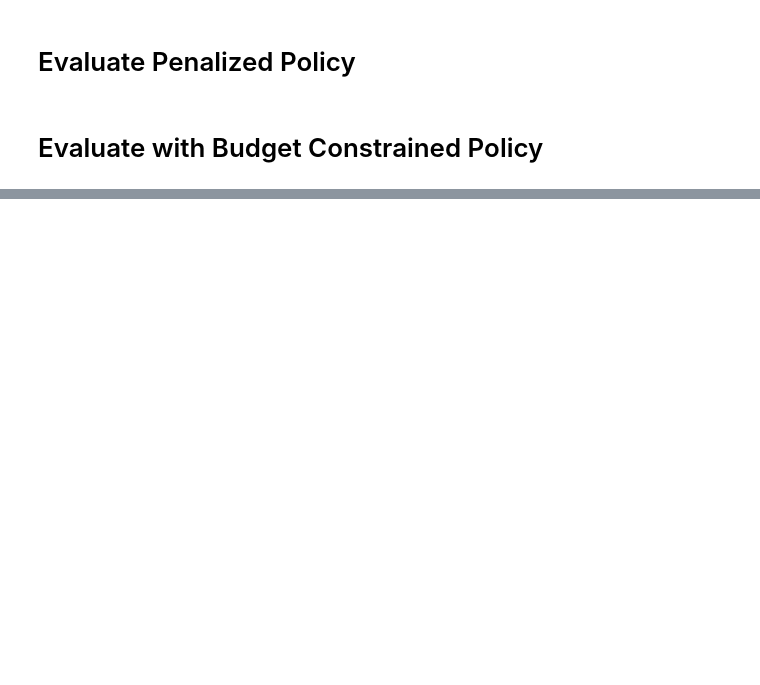
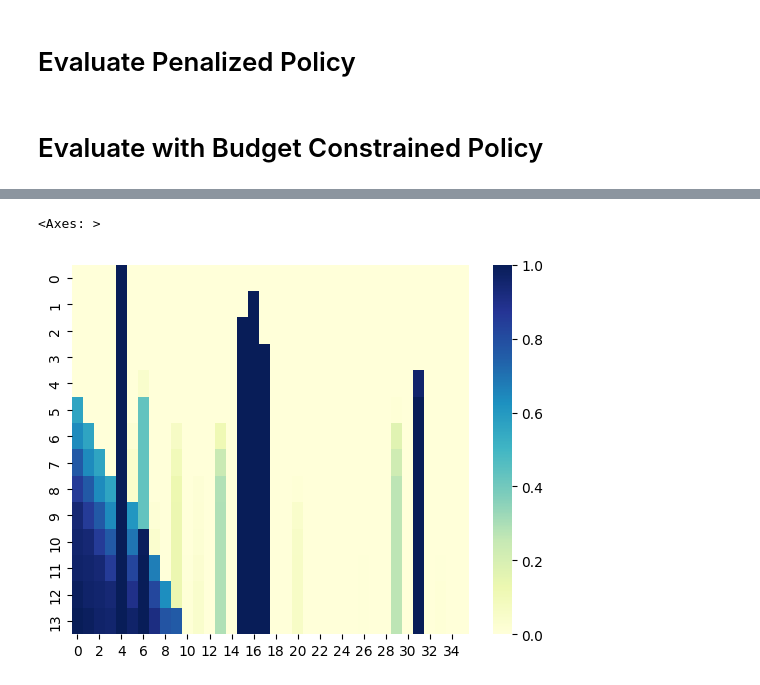
Before and after one commit to suinleelab/DIME, a Jupyter notebook: experiments/intub/Evaluate_Intub.ipynb, the cells around one changed output, grey strips where cells are left out. Saved outputs shown, nothing was run; the diff lists cells and outputs as text; code cells hidden in the pictures; blank space fills up the shorter version.

```diff
--- a/experiments/intub/Evaluate_Intub.ipynb
+++ b/experiments/intub/Evaluate_Intub.ipynb
@@ -21,7 +20,7 @@ import pickle
 # Load Dataset
 # %%
 auc_metric = AUROC(task='multiclass', num_classes=2)
-
+acc_metric = Accuracy(task='multiclass', num_classes=2)
 intub_feature_names = feature_groups.intub_feature_names
 intub_feature_groups = feature_groups.intub_feature_groups
 device = torch.device('cuda', 1)
@@ -171,0 +304,7 @@ for trial in range(5):
+# %%
+import seaborn as sns
+df = pd.DataFrame(np.array(freq))
+sns.heatmap(df,  cmap="YlGnBu")
+# %% [output]
+<Axes: >
+[figure, added]
```
Also changed, not shown: parts of 8 cells of this notebook, 11 other files.
